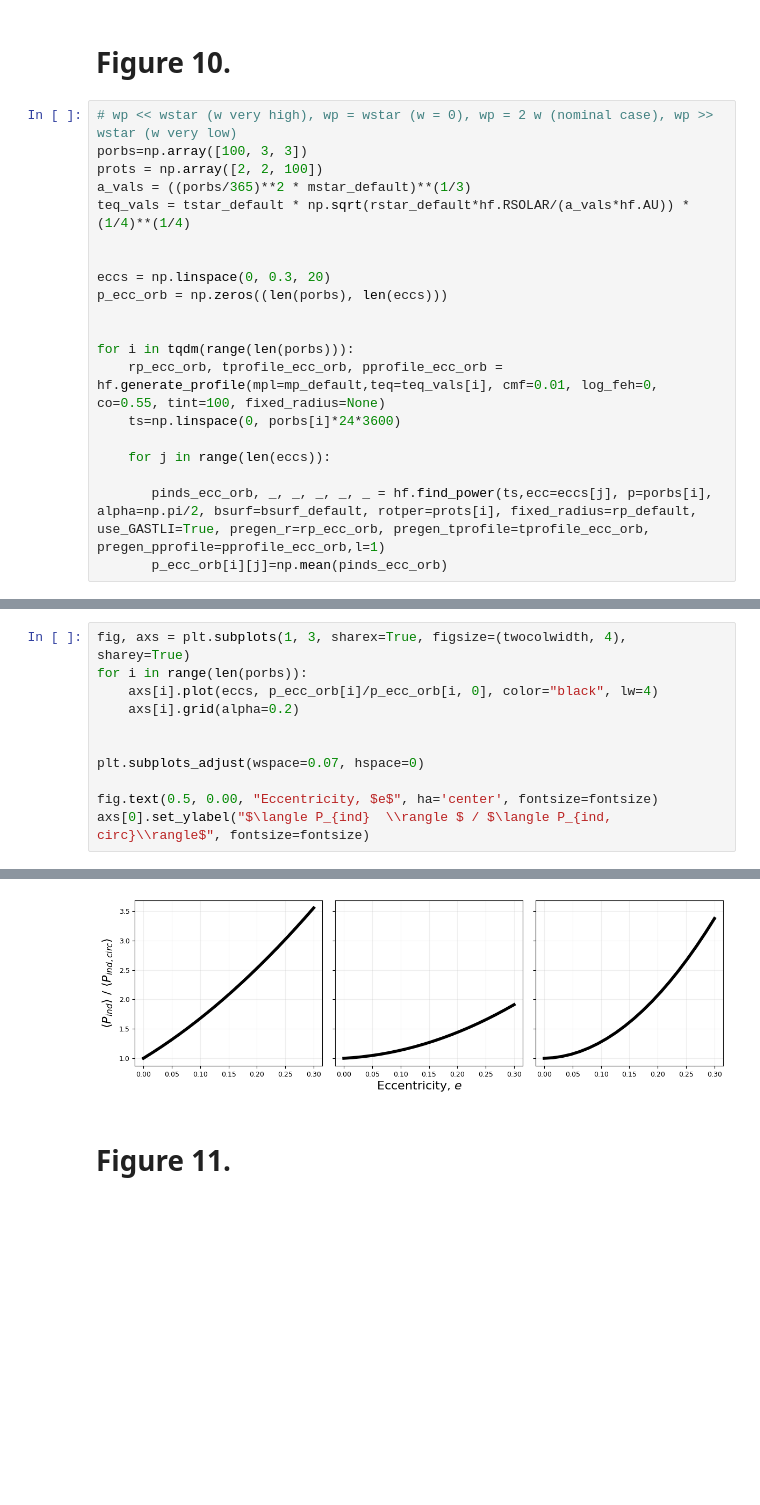
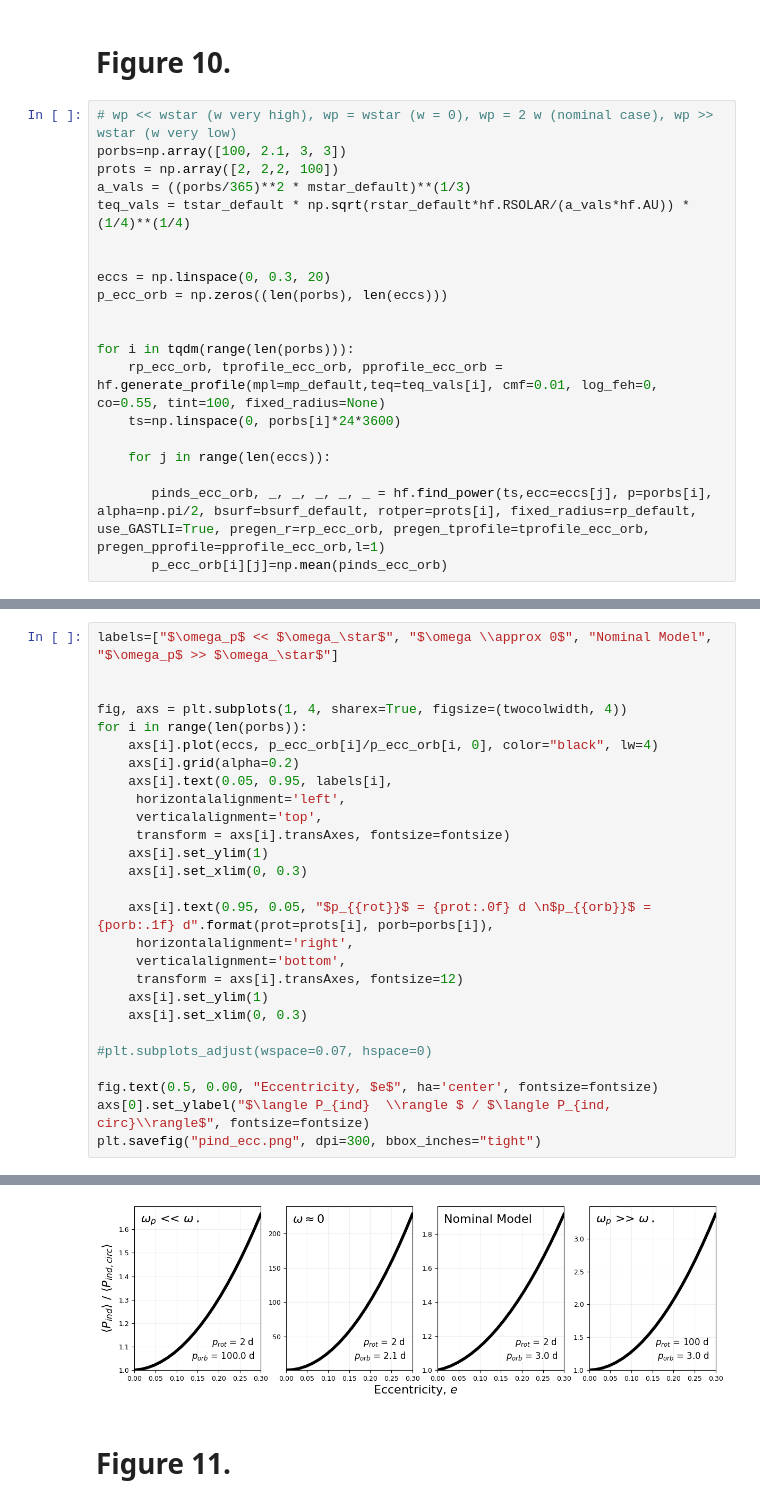
Before and after one commit to madisontbrady/ohmic_heating, a Jupyter notebook: atmospheric_heating_eccentric.ipynb, the cells around one changed output, grey strips where cells are left out. Saved outputs shown, nothing was run; the diff lists cells and outputs as text; blank space fills up the shorter version.

Commit message:
added plots

```diff
--- a/atmospheric_heating_eccentric.ipynb
+++ b/atmospheric_heating_eccentric.ipynb
@@ -838,8 +838,8 @@ IndexError: index 4 is out of bounds for axis 0 with size 4
 # Figure 10.
 # %%
 # wp << wstar (w very high), wp = wstar (w = 0), wp = 2 w (nominal case), wp >> wstar (w very low)
-porbs=np.array([100, 3, 3])
-prots = np.array([2, 2, 100])
+porbs=np.array([100, 2.1, 3, 3])
+prots = np.array([2, 2,2, 100])
 a_vals = ((porbs/365)**2 * mstar_default)**(1/3)
 teq_vals = tstar_default * np.sqrt(rstar_default*hf.RSOLAR/(a_vals*hf.AU)) * (1/4)**(1/4)
 
@@ -873,12 +933,28 @@ Convergence reached in surface temperature and bulk radius
 # %%
-fig, axs = plt.subplots(1, 3, sharex=True, figsize=(twocolwidth, 4), sharey=True)
+labels=["$\omega_p$ << $\omega_\star$", "$\omega \\approx 0$", "Nominal Model", "$\omega_p$ >> $\omega_\star$"]
+
+
+fig, axs = plt.subplots(1, 4, sharex=True, figsize=(twocolwidth, 4))
 for i in range(len(porbs)):
     axs[i].plot(eccs, p_ecc_orb[i]/p_ecc_orb[i, 0], color="black", lw=4)
     axs[i].grid(alpha=0.2)
+    axs[i].text(0.05, 0.95, labels[i],
+     horizontalalignment='left',
+     verticalalignment='top',
+     transform = axs[i].transAxes, fontsize=fontsize)
+    axs[i].set_ylim(1)
+    axs[i].set_xlim(0, 0.3)
 
+    axs[i].text(0.95, 0.05, "$p_{{rot}}$ = {prot:.0f} d \n$p_{{orb}}$ = {porb:.1f} d".format(prot=prots[i], porb=porbs[i]),
+     horizontalalignment='right',
+     verticalalignment='bottom',
+     transform = axs[i].transAxes, fontsize=12)
+    axs[i].set_ylim(1)
+    axs[i].set_xlim(0, 0.3)
 
-plt.subplots_adjust(wspace=0.07, hspace=0)
+#plt.subplots_adjust(wspace=0.07, hspace=0)
 
 fig.text(0.5, 0.00, "Eccentricity, $e$", ha='center', fontsize=fontsize)
 axs[0].set_ylabel("$\langle P_{ind}  \\rangle $ / $\langle P_{ind, circ}\\rangle$", fontsize=fontsize)
+plt.savefig("pind_ecc.png", dpi=300, bbox_inches="tight")
 # %% [output]
@@ -886,4 +961,4 @@ Text(0, 0.5, '$\\langle P_{ind}  \\rangle $ / $\\langle P_{ind, circ}\\rangle$')
-[figure, old version]
+[figure, new version]
 # %% [markdown]
 # Figure 11.
 # %%
```
Also changed, not shown: parts of 2 cells of this notebook.
